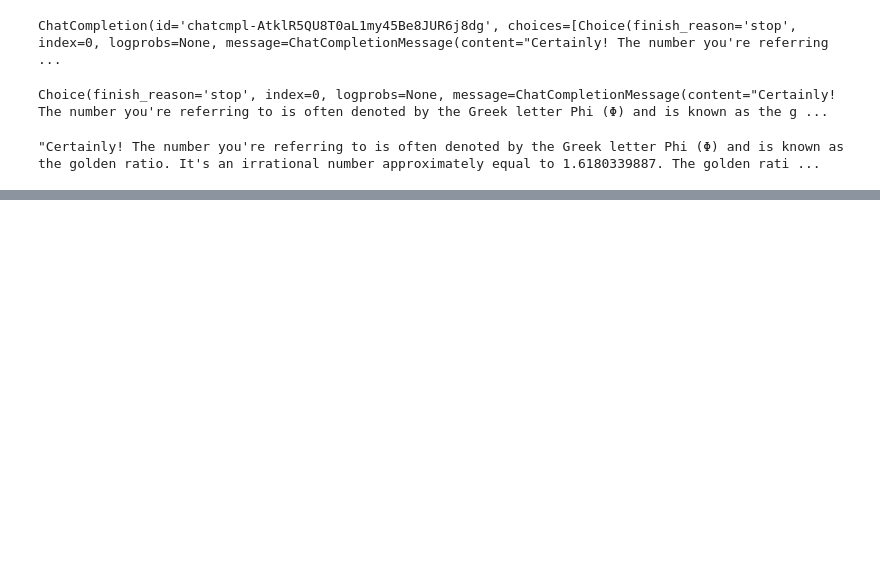
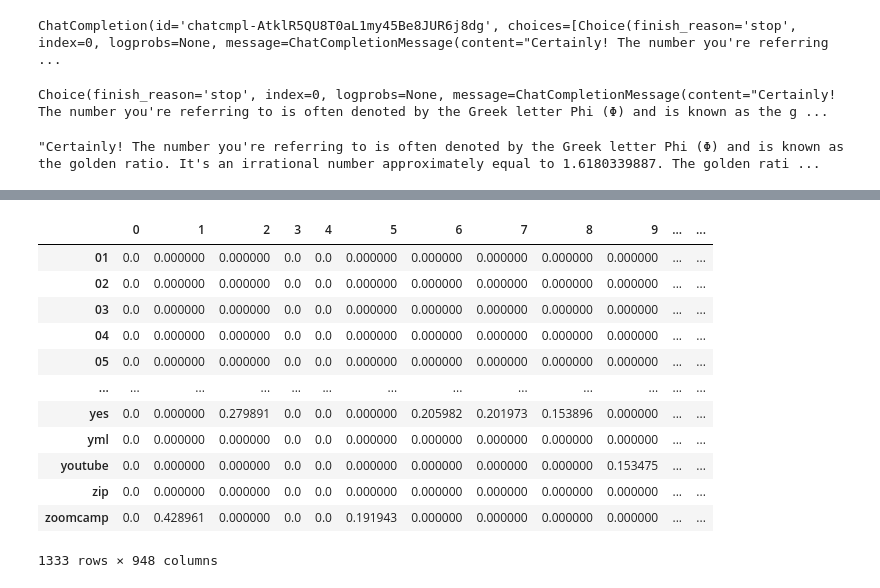
Before and after one commit to sofianhadi1983/llm-bootcamp, a Jupyter notebook: get_started.ipynb, the cells around one changed output, grey strips where cells are left out. Cells and saved outputs as stored; diff of their text form; code cells hidden in the pictures; blank space fills up the shorter version.

```diff
--- a/get_started.ipynb
+++ b/get_started.ipynb
@@ -31,0 +422,18 @@ response.choices[0].message.content
+# %%
+df_docs_transformed = df_docs.T
+# %%
+df_docs_transformed
+# %% [output]
+|  | 0 | 1 | 2 | 3 | 4 | 5 | 6 | 7 | 8 | 9 | ... | ... |
+| 01 | 0.0 | 0.000000 | 0.000000 | 0.0 | 0.0 | 0.000000 | 0.000000 | 0.000000 | 0.000000 | 0.000000 | ... | ... |
+| 02 | 0.0 | 0.000000 | 0.000000 | 0.0 | 0.0 | 0.000000 | 0.000000 | 0.000000 | 0.000000 | 0.000000 | ... | ... |
+| 03 | 0.0 | 0.000000 | 0.000000 | 0.0 | 0.0 | 0.000000 | 0.000000 | 0.000000 | 0.000000 | 0.000000 | ... | ... |
+| 04 | 0.0 | 0.000000 | 0.000000 | 0.0 | 0.0 | 0.000000 | 0.000000 | 0.000000 | 0.000000 | 0.000000 | ... | ... |
+| 05 | 0.0 | 0.000000 | 0.000000 | 0.0 | 0.0 | 0.000000 | 0.000000 | 0.000000 | 0.000000 | 0.000000 | ... | ... |
+| ... | ... | ... | ... | ... | ... | ... | ... | ... | ... | ... | ... | ... |
+| yes | 0.0 | 0.000000 | 0.279891 | 0.0 | 0.0 | 0.000000 | 0.205982 | 0.201973 | 0.153896 | 0.000000 | ... | ... |
+| yml | 0.0 | 0.000000 | 0.000000 | 0.0 | 0.0 | 0.000000 | 0.000000 | 0.000000 | 0.000000 | 0.000000 | ... | ... |
+| youtube | 0.0 | 0.000000 | 0.000000 | 0.0 | 0.0 | 0.000000 | 0.000000 | 0.000000 | 0.000000 | 0.153475 | ... | ... |
+| zip | 0.0 | 0.000000 | 0.000000 | 0.0 | 0.0 | 0.000000 | 0.000000 | 0.000000 | 0.000000 | 0.000000 | ... | ... |
+| zoomcamp | 0.0 | 0.428961 | 0.000000 | 0.0 | 0.0 | 0.191943 | 0.000000 | 0.000000 | 0.000000 | 0.000000 | ... | ... |
+1333 rows × 948 columns
```
Also changed, not shown: parts of 67 cells of this notebook, 1 other file.
